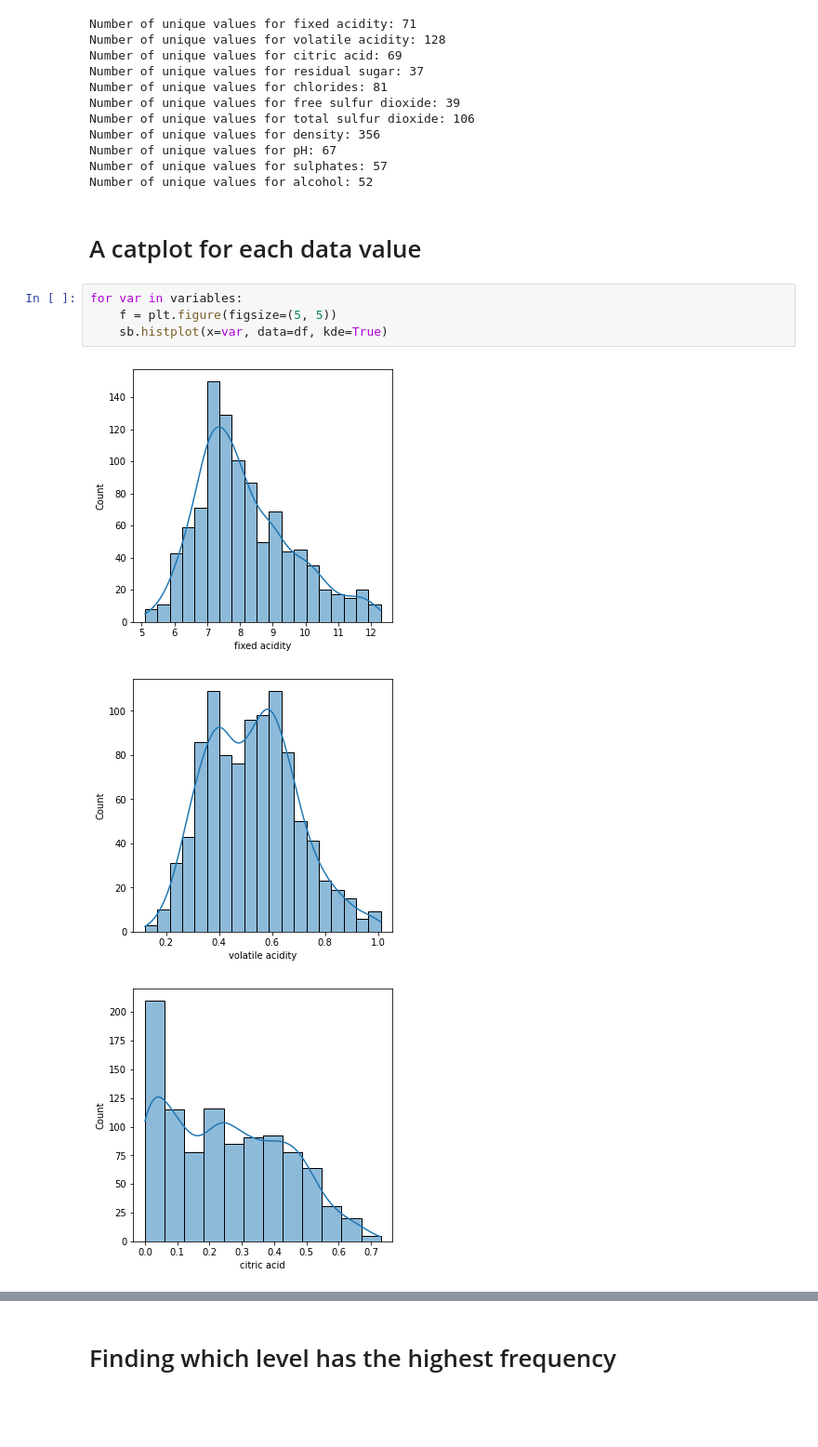
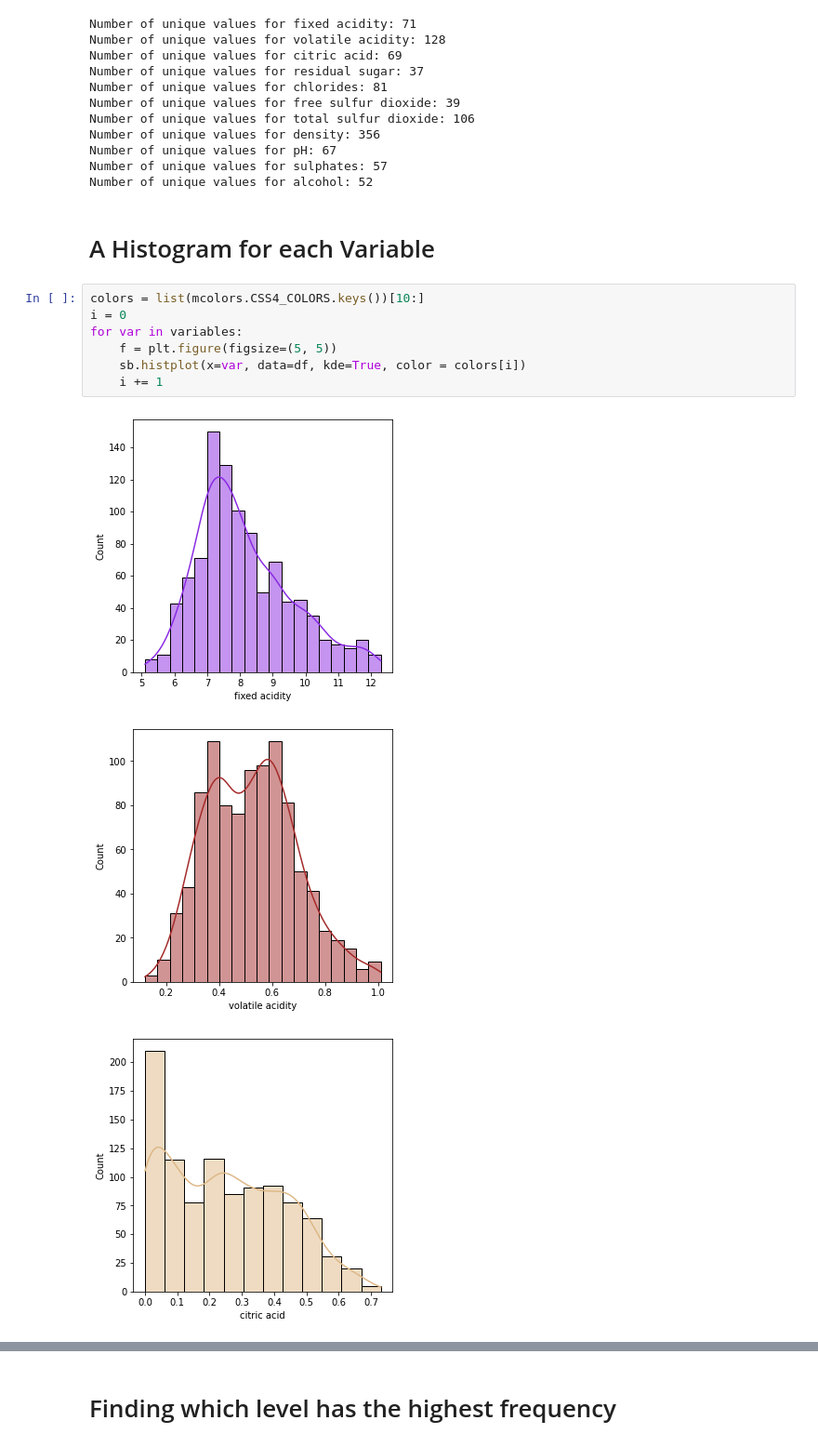
Before and after one commit to danxuZhang/WineQuality, a Jupyter notebook: src/eda.ipynb, the cells around one changed output, grey strips where cells are left out. Shown at 93% size. Drawn from its saved outputs; the diff is of its cells as text; blank space fills up the shorter version.

```diff
--- a/src/eda.ipynb
+++ b/src/eda.ipynb
@@ -68,12 +69,15 @@ Number of unique values for pH: 67
 Number of unique values for sulphates: 57
 Number of unique values for alcohol: 52
 # %% [markdown]
-# A catplot for each data value
+# A Histogram for each Variable
 # %%
+colors = list(mcolors.CSS4_COLORS.keys())[10:]
+i = 0
 for var in variables:
     f = plt.figure(figsize=(5, 5))
-    sb.histplot(x=var, data=df, kde=True)
+    sb.histplot(x=var, data=df, kde=True, color = colors[i])
+    i += 1
 # %% [output]
-[figure, old version]
+[figure, new version]
-[figure, old version]
+[figure, new version]
-[figure, old version]
+[figure, new version]
```
Also changed, not shown: parts of 13 cells of this notebook.
